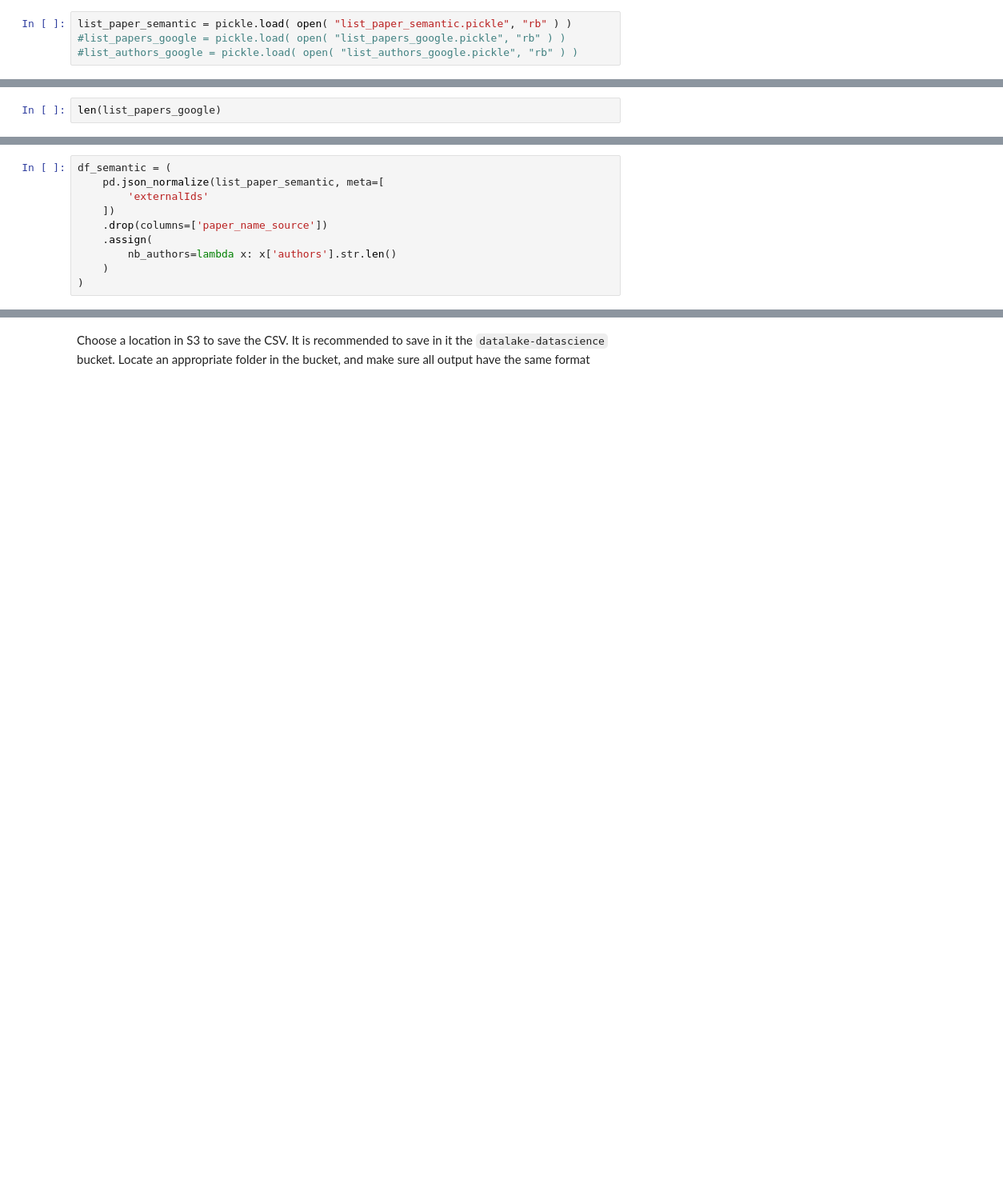
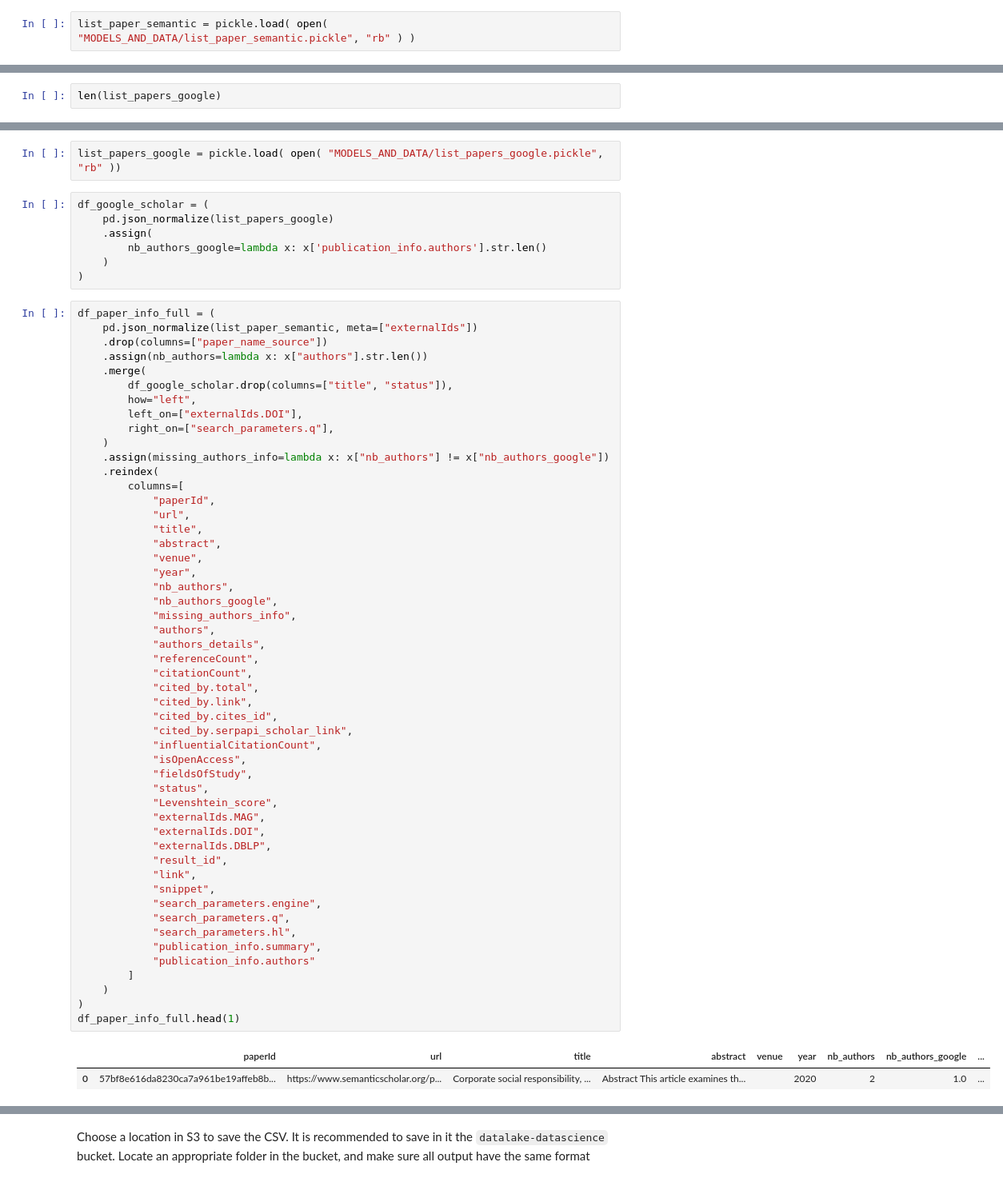
Before and after one commit to thomaspernet/esg_metadata, a Jupyter notebook: 01_data_preprocessing/01_transform_tables/00_meta_analysis.ipynb, the cells around one changed output, grey strips where cells are left out. Shown at 80% size. Saved outputs shown, nothing was run; the diff lists cells and outputs as text; blank space fills up the shorter version.

```diff
--- a/01_data_preprocessing/01_transform_tables/00_meta_analysis.ipynb
+++ b/01_data_preprocessing/01_transform_tables/00_meta_analysis.ipynb
@@ -713,7 +713,5 @@ def collect_doi_information(doi):
 list_papers_google = []
 list_authors_google = []
 # %%
-list_paper_semantic = pickle.load( open( "list_paper_semantic.pickle", "rb" ) )
-#list_papers_google = pickle.load( open( "list_papers_google.pickle", "rb" ) )
-#list_authors_google = pickle.load( open( "list_authors_google.pickle", "rb" ) )
+list_paper_semantic = pickle.load( open( "MODELS_AND_DATA/list_paper_semantic.pickle", "rb" ) )
 # %%
@@ -778,10 +1014,63 @@ df_google_scholar.head()
+# %%
+list_papers_google = pickle.load( open( "MODELS_AND_DATA/list_papers_google.pickle", "rb" ))
 # %%
-df_semantic = (
-    pd.json_normalize(list_paper_semantic, meta=[
-        'externalIds'
-    ])
-    .drop(columns=['paper_name_source'])
+df_google_scholar = (
+    pd.json_normalize(list_papers_google)
     .assign(
-        nb_authors=lambda x: x['authors'].str.len()
+        nb_authors_google=lambda x: x['publication_info.authors'].str.len()
     )
 )
+# %%
+df_paper_info_full = (
+    pd.json_normalize(list_paper_semantic, meta=["externalIds"])
+    .drop(columns=["paper_name_source"])
+    .assign(nb_authors=lambda x: x["authors"].str.len())
+    .merge(
+        df_google_scholar.drop(columns=["title", "status"]),
+        how="left",
+        left_on=["externalIds.DOI"],
+        right_on=["search_parameters.q"],
+    )
+    .assign(missing_authors_info=lambda x: x["nb_authors"] != x["nb_authors_google"])
+    .reindex(
+        columns=[
+            "paperId",
+            "url",
+            "title",
+            "abstract",
+            "venue",
+            "year",
+            "nb_authors",
+            "nb_authors_google",
+            "missing_authors_info",
+            "authors",
+            "authors_details",
+            "referenceCount",
+            "citationCount",
+            "cited_by.total",
+            "cited_by.link",
+            "cited_by.cites_id",
+            "cited_by.serpapi_scholar_link",
+            "influentialCitationCount",
+            "isOpenAccess",
+            "fieldsOfStudy",
+            "status",
+            "Levenshtein_score",
+            "externalIds.MAG",
+            "externalIds.DOI",
+            "externalIds.DBLP",
+            "result_id",
+            "link",
+            "snippet",
+            "search_parameters.engine",
+            "search_parameters.q",
+            "search_parameters.hl",
+            "publication_info.summary",
+            "publication_info.authors"
+        ]
+    )
+)
+df_paper_info_full.head(1)
+# %% [output]
+|  | paperId | url | title | abstract | venue | year | nb_authors | nb_authors_google | ... |
+| 0 | 57bf8e616da8230ca7a961be19affeb8b... | https://www.semanticscholar.org/p... | Corporate social responsibility, ... | Abstract This article examines th... |  | 2020 | 2 | 1.0 | ... |
```
Also changed, not shown: parts of 56 cells of this notebook, 1 other file.
